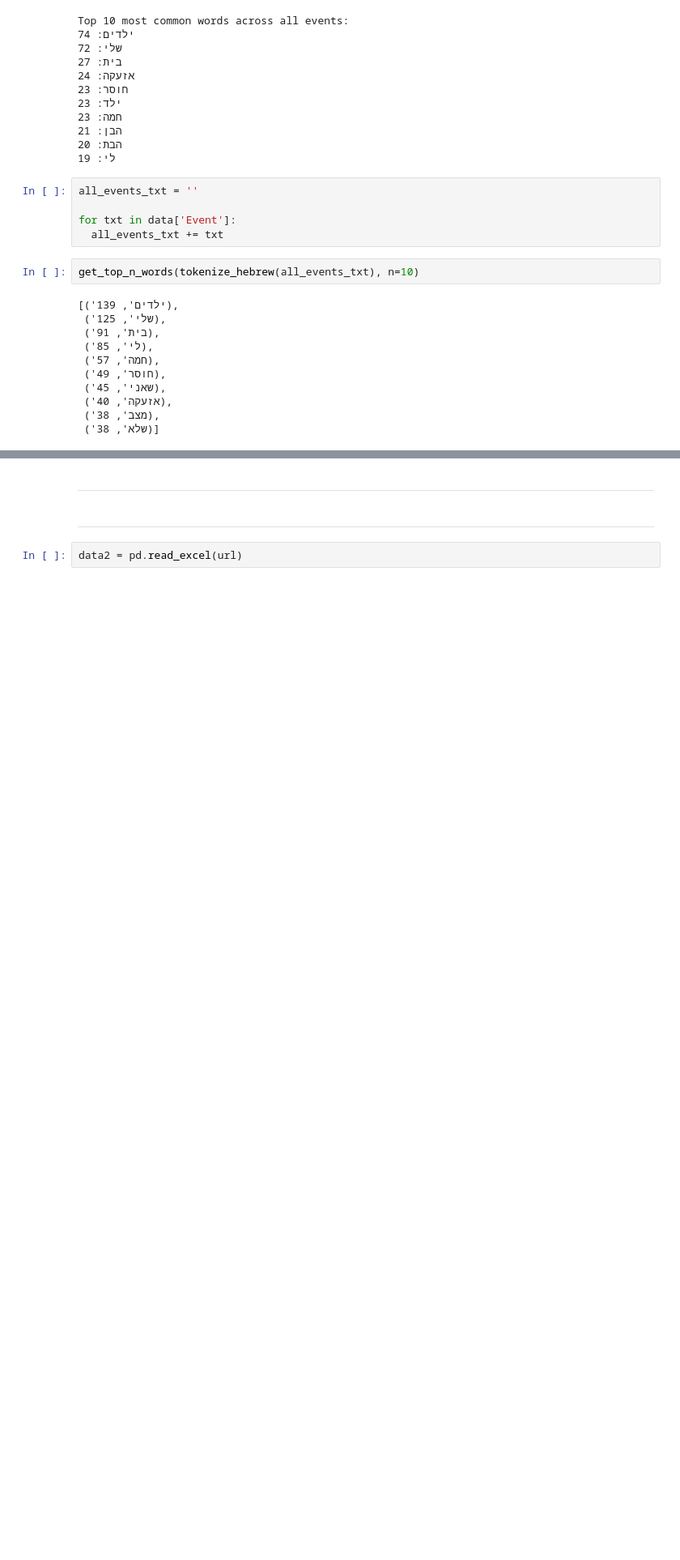
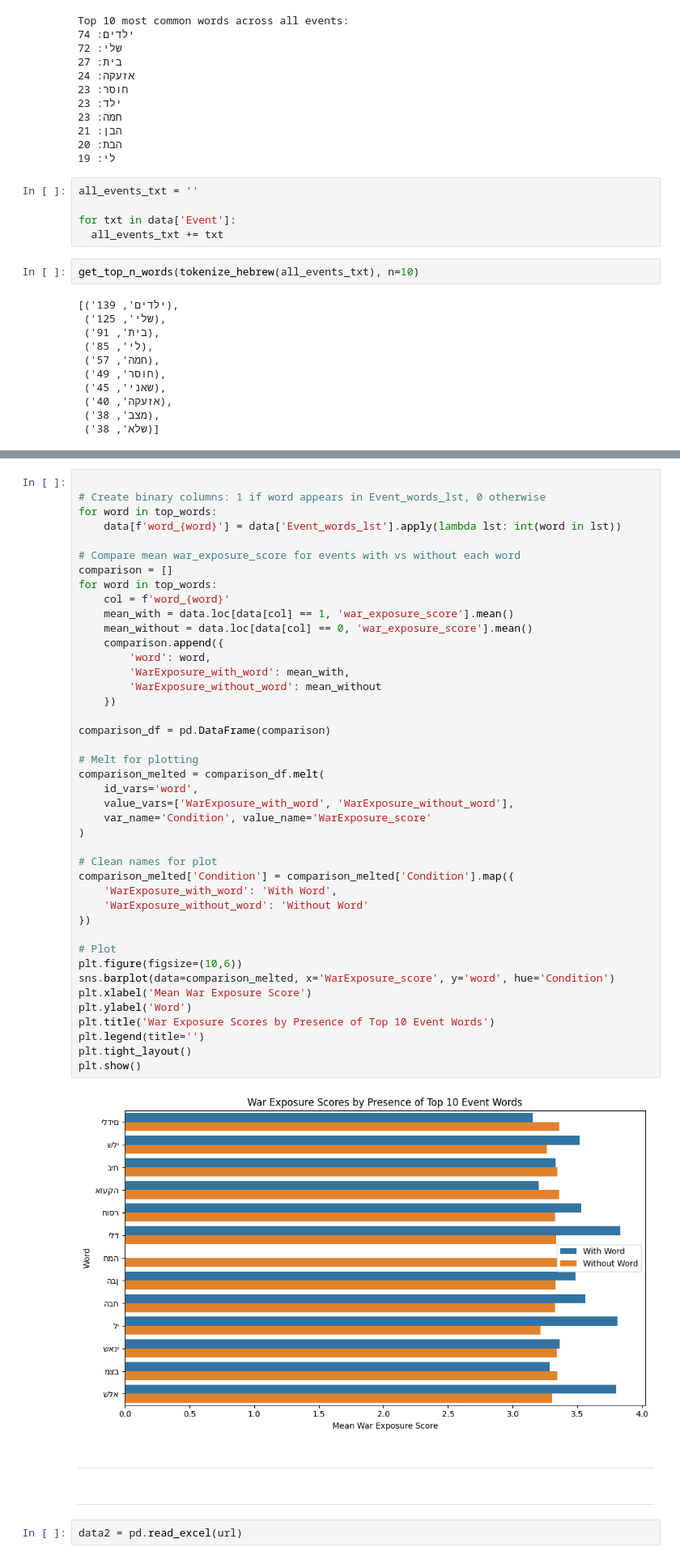
Before and after one commit to sagile1996/AppliedProject52056, a Jupyter notebook: data/DataExploration.ipynb, the cells around one changed output, grey strips where cells are left out. Shown at 81% size. Saved outputs shown, nothing was run; the diff lists cells and outputs as text; blank space fills up the shorter version.

```diff
--- a/data/DataExploration.ipynb
+++ b/data/DataExploration.ipynb
@@ -428,6 +425,50 @@ plt.tight_layout()
 plt.show()
 # %% [output]
 [figure]
+# %%
+
+# Create binary columns: 1 if word appears in Event_words_lst, 0 otherwise
+for word in top_words:
+    data[f'word_{word}'] = data['Event_words_lst'].apply(lambda lst: int(word in lst))
+
+# Compare mean war_exposure_score for events with vs without each word
+comparison = []
+for word in top_words:
+    col = f'word_{word}'
+    mean_with = data.loc[data[col] == 1, 'war_exposure_score'].mean()
+    mean_without = data.loc[data[col] == 0, 'war_exposure_score'].mean()
+    comparison.append({
+        'word': word,
+        'WarExposure_with_word': mean_with,
+        'WarExposure_without_word': mean_without
+    })
+
+comparison_df = pd.DataFrame(comparison)
+
+# Melt for plotting
+comparison_melted = comparison_df.melt(
+    id_vars='word',
+    value_vars=['WarExposure_with_word', 'WarExposure_without_word'],
+    var_name='Condition', value_name='WarExposure_score'
+)
+
+# Clean names for plot
+comparison_melted['Condition'] = comparison_melted['Condition'].map({
+    'WarExposure_with_word': 'With Word',
+    'WarExposure_without_word': 'Without Word'
+})
+
+# Plot
+plt.figure(figsize=(10,6))
+sns.barplot(data=comparison_melted, x='WarExposure_score', y='word', hue='Condition')
+plt.xlabel('Mean War Exposure Score')
+plt.ylabel('Word')
+plt.title('War Exposure Scores by Presence of Top 10 Event Words')
+plt.legend(title='')
+plt.tight_layout()
+plt.show()
+# %% [output]
+[figure, added]
 # %% [markdown]
 
 ---
```
Also changed, not shown: parts of 1 cell of this notebook.
